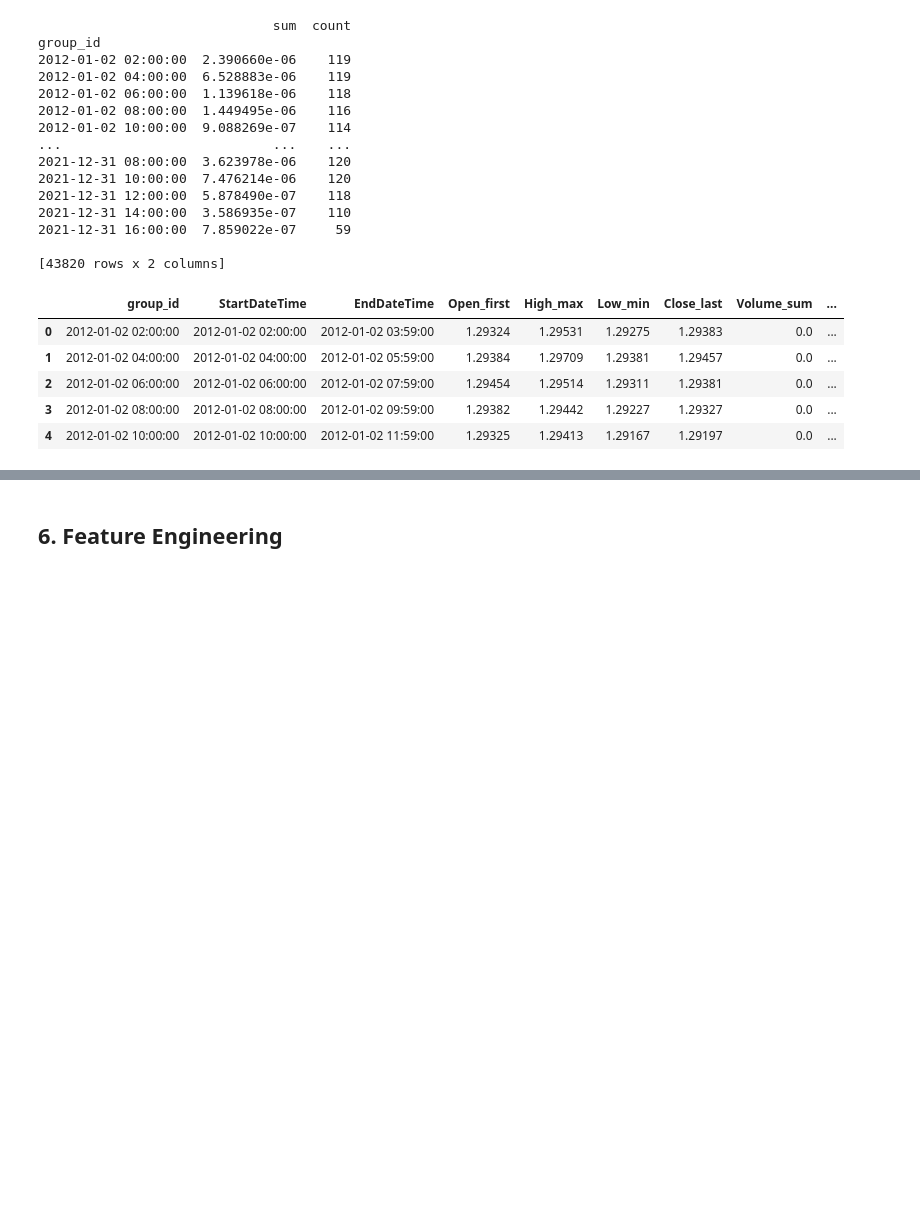
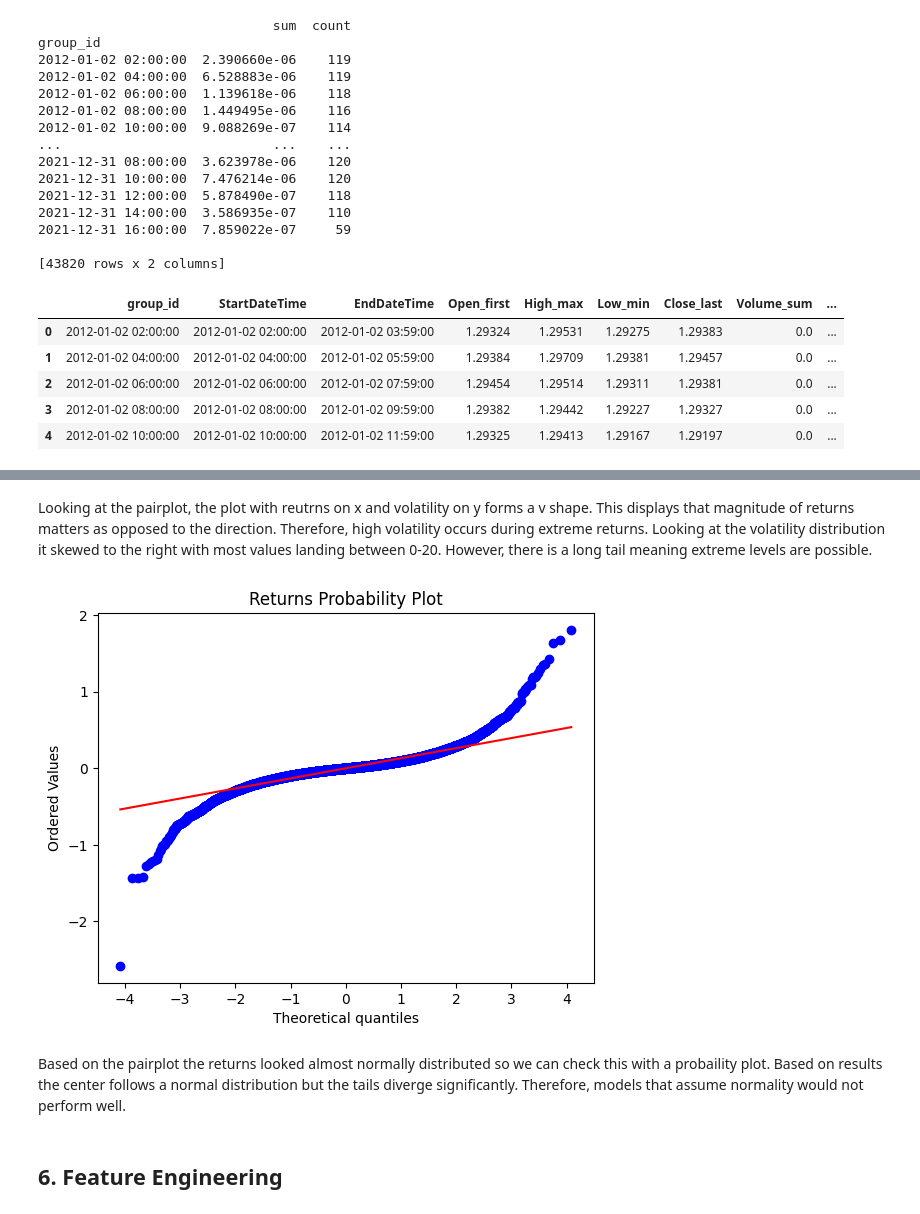
Before and after one commit to bea228/ISE-364, a Jupyter notebook: volatility_ml_project.ipynb, the cells around one changed output, grey strips where cells are left out. Drawn from its saved outputs; the diff is of its cells as text; code cells hidden in the pictures; blank space fills up the shorter version.

Commit message:
add models

```diff
--- a/volatility_ml_project.ipynb
+++ b/volatility_ml_project.ipynb
@@ -385,3 +439,14 @@ group_id
+# %% [markdown]
+Looking at the pairplot, the plot with reutrns on x and volatility on y forms a v shape. This displays that magnitude of returns matters as opposed to the direction. Therefore, high volatility occurs during extreme returns. Looking at the volatility distribution it skewed to the right with most values landing between 0-20. However, there is a long tail meaning extreme levels are possible.
+# %%
+import scipy.stats as stats
+stats.probplot(data_explore_df['Returns'], dist="norm", plot=plt)
+plt.title('Returns Probability Plot')
+plt.show()
+# %% [output]
+[figure, added]
+# %% [markdown]
+Based on the pairplot the returns looked almost normally distributed so we can check this with a probaility plot. Based on results the center follows a normal distribution but the tails diverge significantly. Therefore, models that assume normality would not perform well.
 # %% [markdown]
 ## 6. Feature Engineering
 # %%
```
Also changed, not shown: parts of 25 cells of this notebook.
